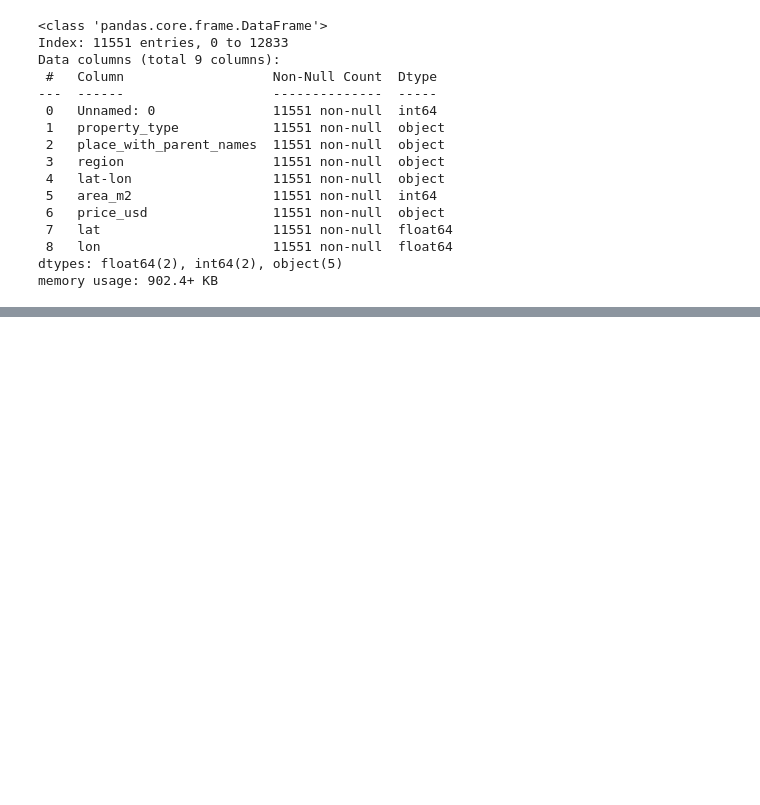
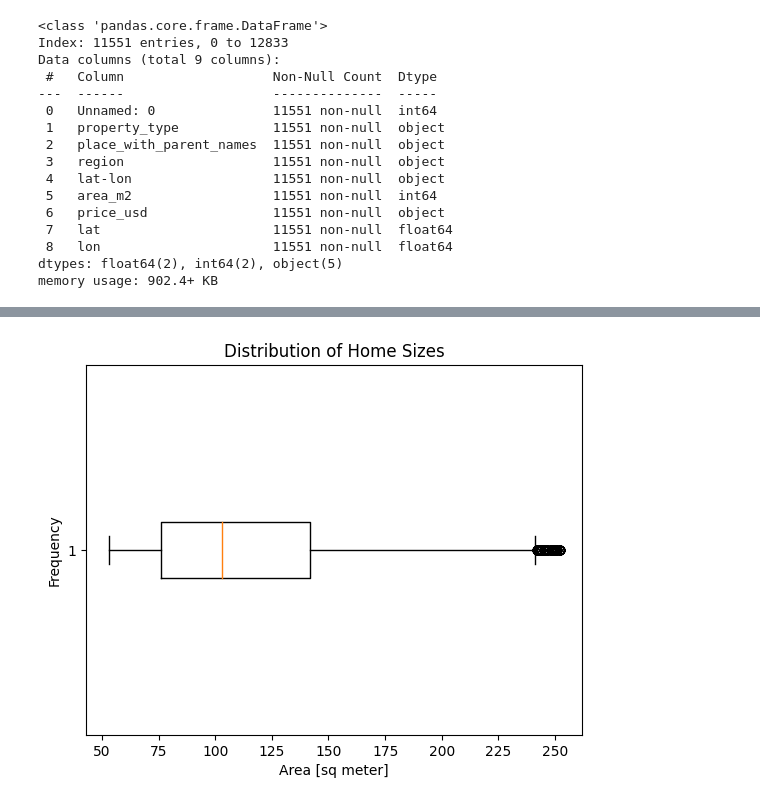
Before and after one commit to peter9949/Data_Science, a Jupyter notebook: housing-in-mexico/test.ipynb, the cells around one changed output, grey strips where cells are left out. Cells and saved outputs as stored; diff of their text form; code cells hidden in the pictures; blank space fills up the shorter version.

```diff
--- a/housing-in-mexico/test.ipynb
+++ b/housing-in-mexico/test.ipynb
@@ -77,0 +160,9 @@ df1.drop(columns=["place_with_parent_names", "lat-lon"], inplace=True)
+# %%
+#horizontal boxplot of "area_m2"
+plt.boxplot(df["area_m2"] , vert=False)
+plt.xlabel("Area [sq meter]")
+plt.ylabel("Frequency")
+plt.title("Distribution of Home Sizes");
+plt.savefig("images/1-5-13.png", dpi=150)
+# %% [output]
+[figure, added]
```
Also changed, not shown: parts of 13 cells of this notebook, 5 other files.
